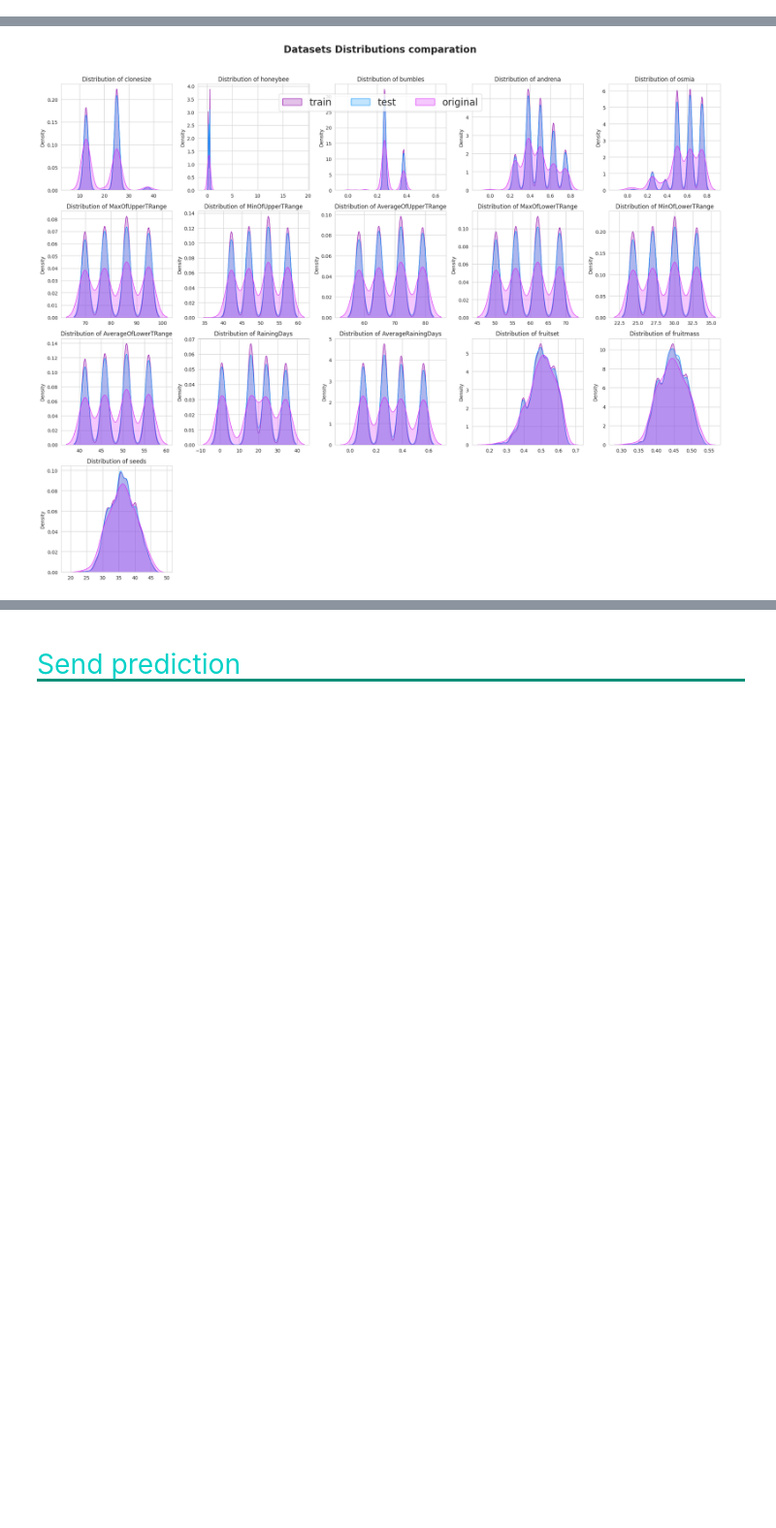
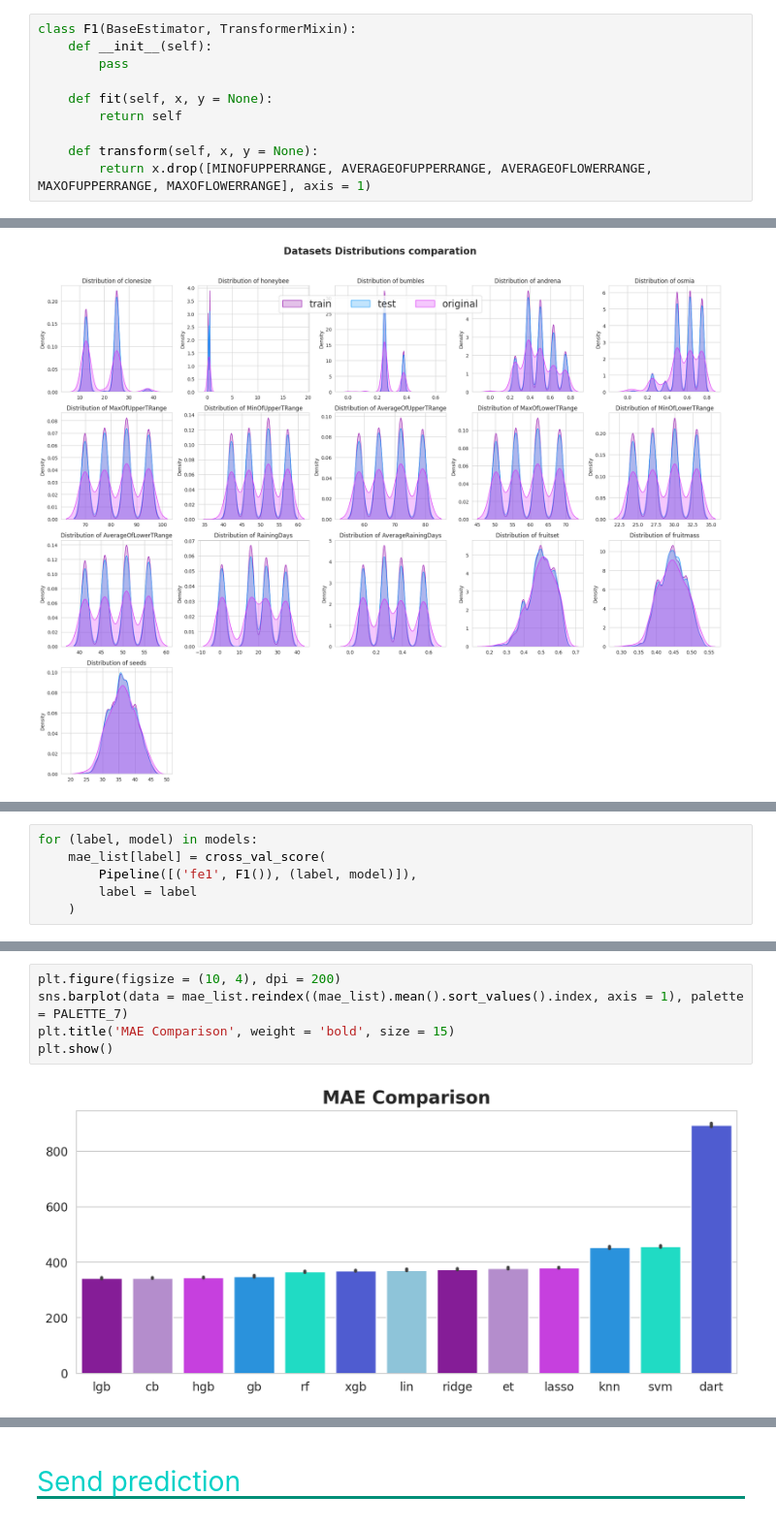
Before and after one commit to fxop0218/PlayGround-Kaggle-Series3, a Jupyter notebook: ps-s3-e14-eda-model-en-es.ipynb, the cells around one changed output, grey strips where cells are left out. Shown at 97% size. Cells and saved outputs as stored; diff of their text form; blank space fills up the shorter version.

```diff
--- a/ps-s3-e14-eda-model-en-es.ipynb
+++ b/ps-s3-e14-eda-model-en-es.ipynb
@@ -249,6 +297,16 @@ def plot_cont(col, ax, color=PALETTE_7[0]):
         TARGET, ax_2,
         color=color
     )
+# %%
+class F1(BaseEstimator, TransformerMixin):
+    def __init__(self):
+        pass
+
+    def fit(self, x, y = None):
+        return self
+
+    def transform(self, x, y = None):
+        return x.drop([MINOFUPPERRANGE, AVERAGEOFUPPERRANGE, AVERAGEOFLOWERRANGE, MAXOFUPPERRANGE, MAXOFLOWERRANGE], axis = 1)
 # %%
 def show_distance(df, name = ''):
     dist = df.corr()
@@ -532,0 +554,6 @@ x/y valid-data shapes: (3058, 16) (3058, 1)
+# %%
+for (label, model) in models:
+    mae_list[label] = cross_val_score(
+        Pipeline([('fe1', F1()), (label, model)]),
+        label = label
+    )
@@ -532,0 +574,7 @@ x/y valid-data shapes: (3058, 16) (3058, 1)
+# %%
+plt.figure(figsize = (10, 4), dpi = 200)
+sns.barplot(data = mae_list.reindex((mae_list).mean().sort_values().index, axis = 1), palette = PALETTE_7)
+plt.title('MAE Comparison', weight = 'bold', size = 15)
+plt.show()
+# %% [output]
+[figure, added]
```
Also changed, not shown: parts of 18 cells of this notebook.
